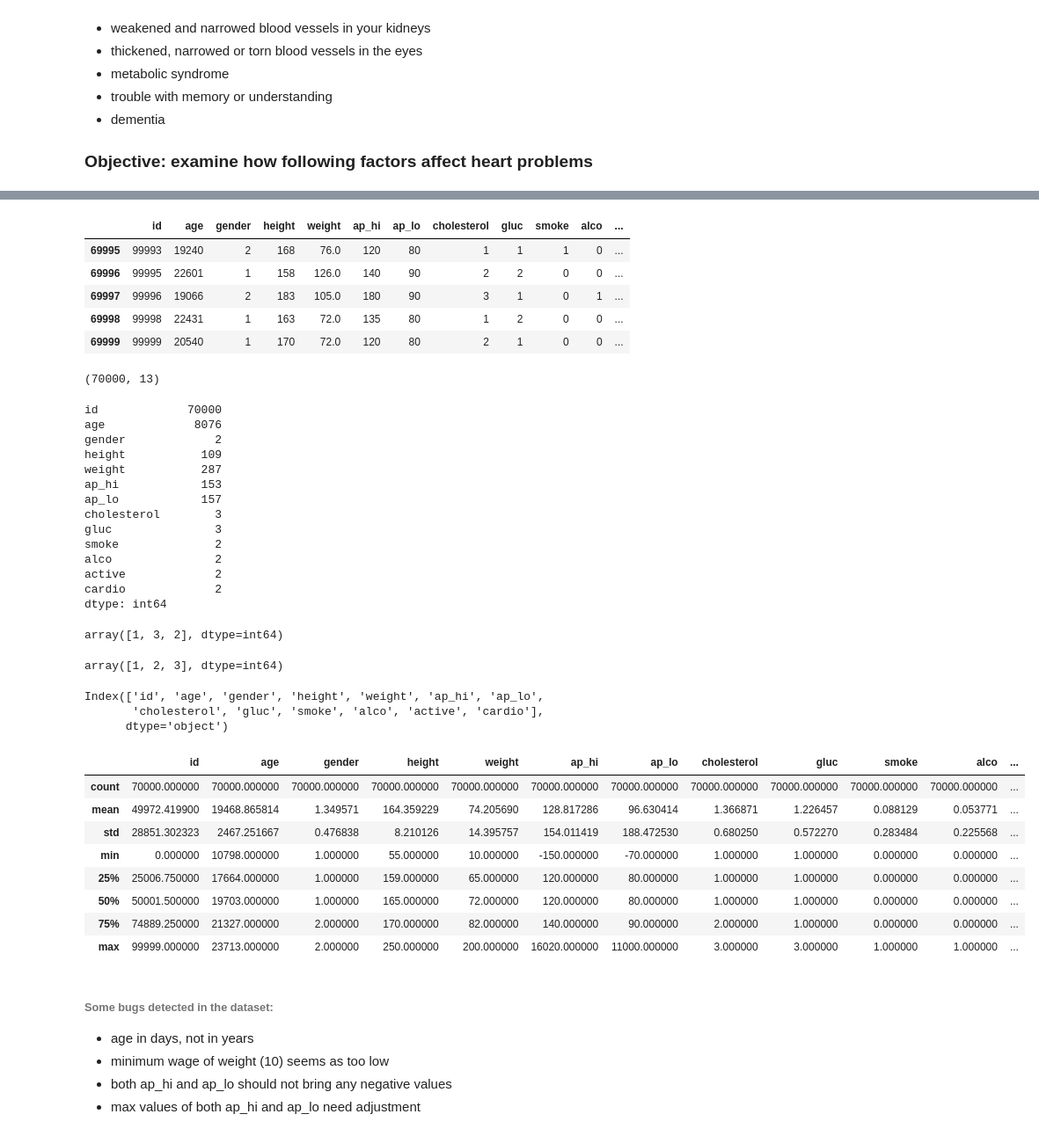
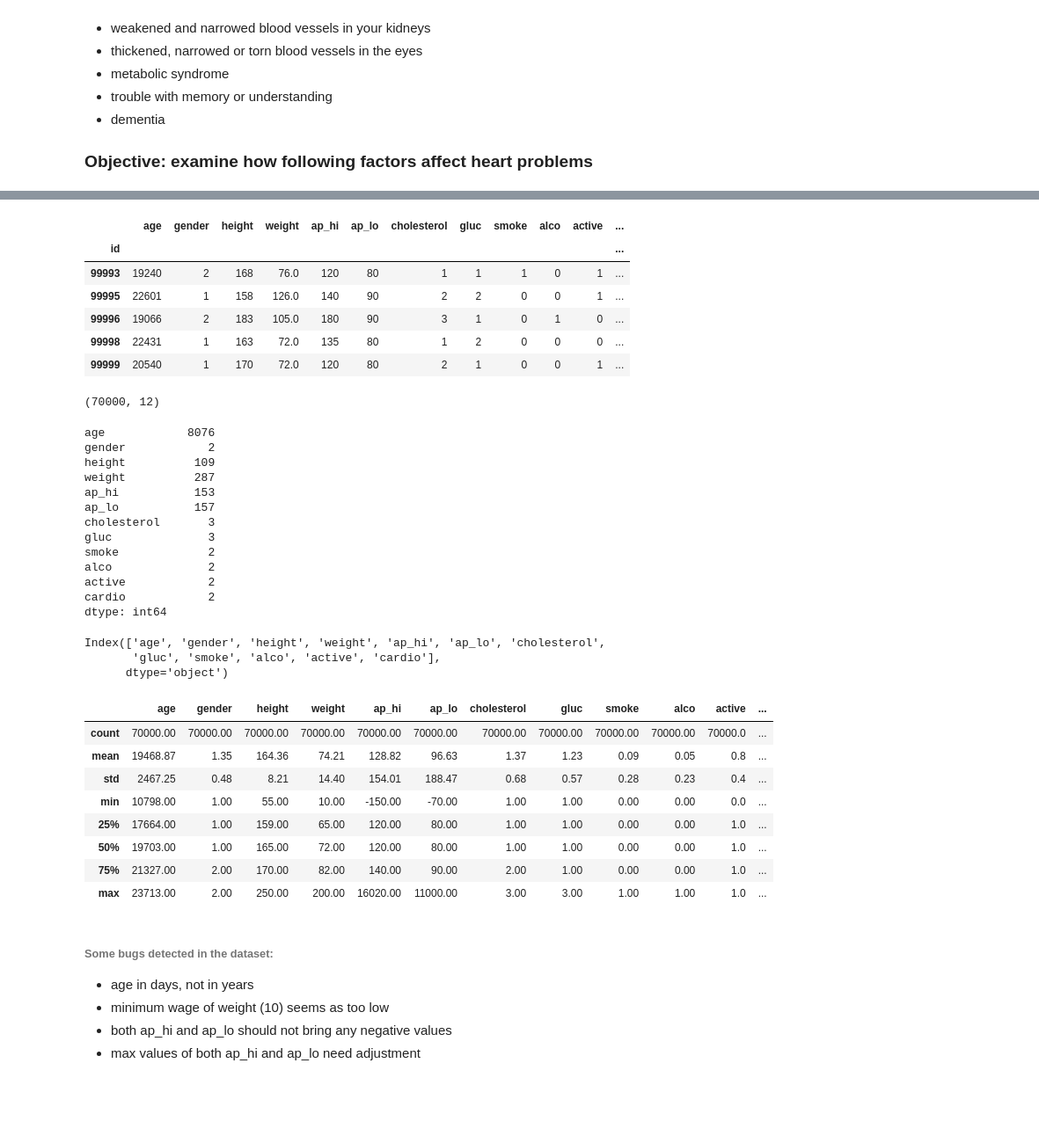
Before and after one commit to infoshareacademy/jdszr3-datavirus, a Jupyter notebook: PYTHON/code/EDA.ipynb, the cells around one changed output, grey strips where cells are left out. Shown at 88% size. Drawn from its saved outputs; the diff is of its cells as text; code cells hidden in the pictures; blank space fills up the shorter version.

```diff
--- a/PYTHON/code/EDA.ipynb
+++ b/PYTHON/code/EDA.ipynb
@@ -71,6 +71,6 @@ import seaborn as sns
 import matplotlib.pyplot as plt
 # %%
 #loading data and showing first 5 rows
-data = pd.read_csv("C:/Users/Konrad/Desktop/DATA SCIENCE/Projekt Python - DataVirus/cardiovascular_disease_dataset/cardio_train.csv", delimiter = ";")
+data = pd.read_csv("C:/Users/Konrad/Desktop/DATA SCIENCE/Projekt Python - DataVirus/cardiovascular_disease_dataset/cardio_train.csv", delimiter = ";", index_col='id')
 data.head()
 # %% [output]
@@ -83,66 +84,60 @@ data.head()
 # %%
-#last 5 rows
+#displaying last 5 rows
 data.tail()
 # %% [output]
-|  | id | age | gender | height | weight | ap_hi | ap_lo | cholesterol | gluc | smoke | alco | ... |
-| 69995 | 99993 | 19240 | 2 | 168 | 76.0 | 120 | 80 | 1 | 1 | 1 | 0 | ... |
-| 69996 | 99995 | 22601 | 1 | 158 | 126.0 | 140 | 90 | 2 | 2 | 0 | 0 | ... |
-| 69997 | 99996 | 19066 | 2 | 183 | 105.0 | 180 | 90 | 3 | 1 | 0 | 1 | ... |
-| 69998 | 99998 | 22431 | 1 | 163 | 72.0 | 135 | 80 | 1 | 2 | 0 | 0 | ... |
-| 69999 | 99999 | 20540 | 1 | 170 | 72.0 | 120 | 80 | 2 | 1 | 0 | 0 | ... |
+|  | age | gender | height | weight | ap_hi | ap_lo | cholesterol | gluc | smoke | alco | active | ... |
+| id |  |  |  |  |  |  |  |  |  |  |  | ... |
+| 99993 | 19240 | 2 | 168 | 76.0 | 120 | 80 | 1 | 1 | 1 | 0 | 1 | ... |
+| 99995 | 22601 | 1 | 158 | 126.0 | 140 | 90 | 2 | 2 | 0 | 0 | 1 | ... |
+| 99996 | 19066 | 2 | 183 | 105.0 | 180 | 90 | 3 | 1 | 0 | 1 | 0 | ... |
+| 99998 | 22431 | 1 | 163 | 72.0 | 135 | 80 | 1 | 2 | 0 | 0 | 0 | ... |
+| 99999 | 20540 | 1 | 170 | 72.0 | 120 | 80 | 2 | 1 | 0 | 0 | 1 | ... |
 # %%
 #how many rows and columns are in the dataset?
 data.shape
 # %% [output]
-(70000, 13)
+(70000, 12)
 # %%
 #checking for number of unique values
 data.nunique()
 # %% [output]
-id             70000
-age             8076
-gender             2
-height           109
-weight           287
-ap_hi            153
-ap_lo            157
-cholesterol        3
-gluc               3
-smoke              2
-alco               2
-active             2
-cardio             2
+age            8076
+gender            2
+height          109
+weight          287
+ap_hi           153
+ap_lo           157
+cholesterol       3
+gluc              3
+smoke             2
+alco              2
+active            2
+cardio            2
 dtype: int64
 # %%
 #unique values in "cholesterol" column
-data['cholesterol'].unique()
+#data['cholesterol'].unique()
-# %% [output]
-array([1, 3, 2], dtype=int64)
-# %%
-#unique values in "gluc" column
-data['gluc'].unique()
-# %% [output]
-array([1, 2, 3], dtype=int64)
 # %%
 #what columns are in the dataset?
-data.columns
+column_names = data.columns
+column_names
 # %% [output]
-Index(['id', 'age', 'gender', 'height', 'weight', 'ap_hi', 'ap_lo',
-       'cholesterol', 'gluc', 'smoke', 'alco', 'active', 'cardio'],
+Index(['age', 'gender', 'height', 'weight', 'ap_hi', 'ap_lo', 'cholesterol',
+       'gluc', 'smoke', 'alco', 'active', 'cardio'],
       dtype='object')
 # %%
 #key characteristics of variables
-data.describe()
+data.describe().round(2)
 # %% [output]
-|  | id | age | gender | height | weight | ap_hi | ap_lo | cholesterol | gluc | smoke | alco | ... |
-| count | 70000.000000 | 70000.000000 | 70000.000000 | 70000.000000 | 70000.000000 | 70000.000000 | 70000.000000 | 70000.000000 | 70000.000000 | 70000.000000 | 70000.000000 | ... |
-| mean | 49972.419900 | 19468.865814 | 1.349571 | 164.359229 | 74.205690 | 128.817286 | 96.630414 | 1.366871 | 1.226457 | 0.088129 | 0.053771 | ... |
-| std | 28851.302323 | 2467.251667 | 0.476838 | 8.210126 | 14.395757 | 154.011419 | 188.472530 | 0.680250 | 0.572270 | 0.283484 | 0.225568 | ... |
-| min | 0.000000 | 10798.000000 | 1.000000 | 55.000000 | 10.000000 | -150.000000 | -70.000000 | 1.000000 | 1.000000 | 0.000000 | 0.000000 | ... |
-| 25% | 25006.750000 | 17664.000000 | 1.000000 | 159.000000 | 65.000000 | 120.000000 | 80.000000 | 1.000000 | 1.000000 | 0.000000 | 0.000000 | ... |
-| 50% | 50001.500000 | 19703.000000 | 1.000000 | 165.000000 | 72.000000 | 120.000000 | 80.000000 | 1.000000 | 1.000000 | 0.000000 | 0.000000 | ... |
-| 75% | 74889.250000 | 21327.000000 | 2.000000 | 170.000000 | 82.000000 | 140.000000 | 90.000000 | 2.000000 | 1.000000 | 0.000000 | 0.000000 | ... |
-| max | 99999.000000 | 23713.000000 | 2.000000 | 250.000000 | 200.000000 | 16020.000000 | 11000.000000 | 3.000000 | 3.000000 | 1.000000 | 1.000000 | ... |
+|  | age | gender | height | weight | ap_hi | ap_lo | cholesterol | gluc | smoke | alco | active | ... |
+| count | 70000.00 | 70000.00 | 70000.00 | 70000.00 | 70000.00 | 70000.00 | 70000.00 | 70000.00 | 70000.00 | 70000.00 | 70000.0 | ... |
+| mean | 19468.87 | 1.35 | 164.36 | 74.21 | 128.82 | 96.63 | 1.37 | 1.23 | 0.09 | 0.05 | 0.8 | ... |
+| std | 2467.25 | 0.48 | 8.21 | 14.40 | 154.01 | 188.47 | 0.68 | 0.57 | 0.28 | 0.23 | 0.4 | ... |
+| min | 10798.00 | 1.00 | 55.00 | 10.00 | -150.00 | -70.00 | 1.00 | 1.00 | 0.00 | 0.00 | 0.0 | ... |
+| 25% | 17664.00 | 1.00 | 159.00 | 65.00 | 120.00 | 80.00 | 1.00 | 1.00 | 0.00 | 0.00 | 1.0 | ... |
+| 50% | 19703.00 | 1.00 | 165.00 | 72.00 | 120.00 | 80.00 | 1.00 | 1.00 | 0.00 | 0.00 | 1.0 | ... |
+| 75% | 21327.00 | 2.00 | 170.00 | 82.00 | 140.00 | 90.00 | 2.00 | 1.00 | 0.00 | 0.00 | 1.0 | ... |
+| max | 23713.00 | 2.00 | 250.00 | 200.00 | 16020.00 | 11000.00 | 3.00 | 3.00 | 1.00 | 1.00 | 1.0 | ... |
 # %% [markdown]
 ###### Some bugs detected in the dataset:
 * age in days, not in years
```
Also changed, not shown: parts of 48 cells of this notebook.
